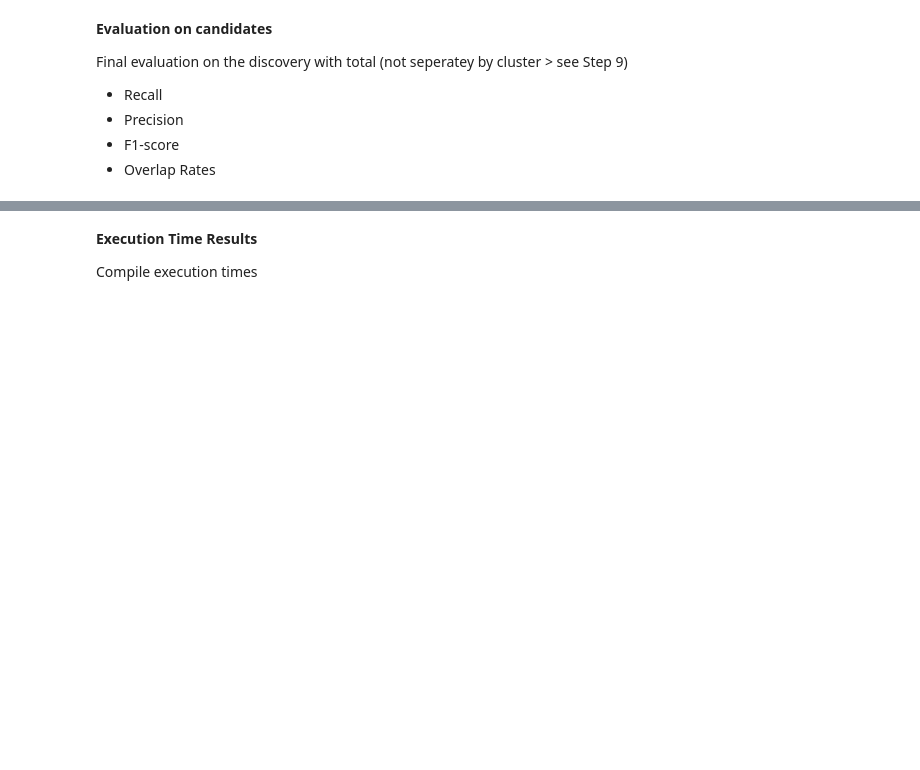
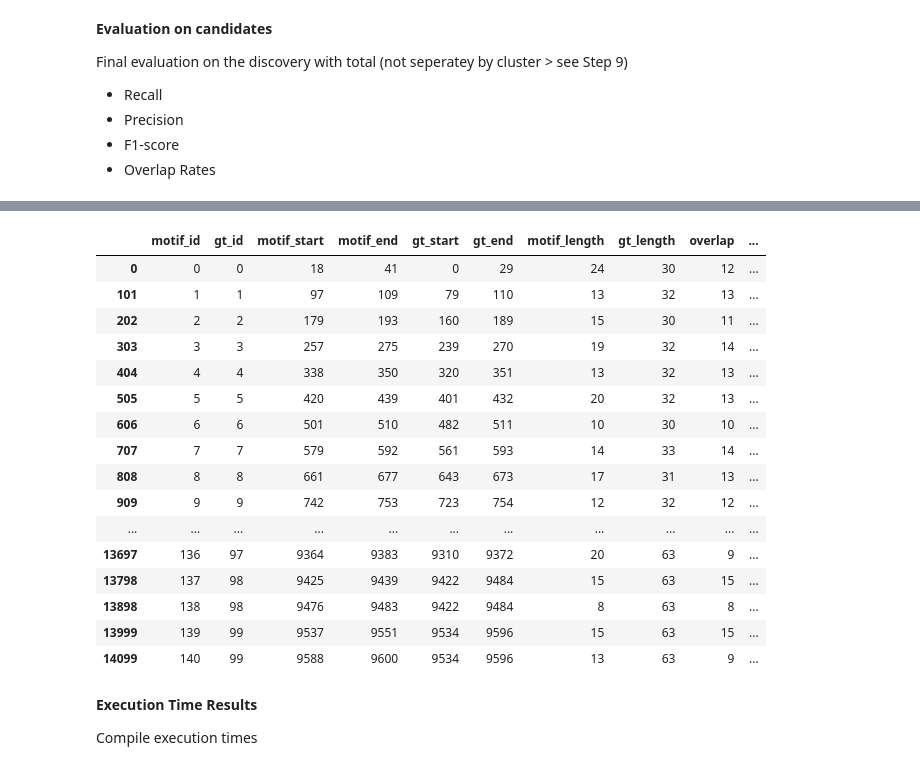
Before and after one commit to thohenadl/TSMDforUILogs, a Jupyter notebook: JupyterNotebooks/00_EX1.ipynb, the cells around one changed output, grey strips where cells are left out. Cells and saved outputs as stored; diff of their text form; code cells hidden in the pictures; blank space fills up the shorter version.

```diff
--- a/JupyterNotebooks/00_EX1.ipynb
+++ b/JupyterNotebooks/00_EX1.ipynb
@@ -627,3 +628,32 @@ KeyError: 'cluster_id'
+# %%
+plt.figure(figsize=(10, 4))
+plt.plot(log.index, log["rule_density_count"], linewidth=2)
+for g in extended_grammar_motif_matches["extended_range"].to_list():
+    plt.axvspan(g[0], g[-1], color="red", alpha=0.3)
+plt.title("Final Discovery result: Grammer-Motif Matched Routines")
+plt.xlabel("Index (Event position in log)")
+plt.ylabel("Rule Density Count")
+plt.grid(True, alpha=0.3)
+plt.tight_layout()
+plt.show()
+# %% [output]
+|  | motif_id | gt_id | motif_start | motif_end | gt_start | gt_end | motif_length | gt_length | overlap | ... |
+| 0 | 0 | 0 | 18 | 41 | 0 | 29 | 24 | 30 | 12 | ... |
+| 101 | 1 | 1 | 97 | 109 | 79 | 110 | 13 | 32 | 13 | ... |
+| 202 | 2 | 2 | 179 | 193 | 160 | 189 | 15 | 30 | 11 | ... |
+| 303 | 3 | 3 | 257 | 275 | 239 | 270 | 19 | 32 | 14 | ... |
+| 404 | 4 | 4 | 338 | 350 | 320 | 351 | 13 | 32 | 13 | ... |
+| 505 | 5 | 5 | 420 | 439 | 401 | 432 | 20 | 32 | 13 | ... |
+| 606 | 6 | 6 | 501 | 510 | 482 | 511 | 10 | 30 | 10 | ... |
+| 707 | 7 | 7 | 579 | 592 | 561 | 593 | 14 | 33 | 14 | ... |
+| 808 | 8 | 8 | 661 | 677 | 643 | 673 | 17 | 31 | 13 | ... |
+| 909 | 9 | 9 | 742 | 753 | 723 | 754 | 12 | 32 | 12 | ... |
+| ... | ... | ... | ... | ... | ... | ... | ... | ... | ... | ... |
+| 13697 | 136 | 97 | 9364 | 9383 | 9310 | 9372 | 20 | 63 | 9 | ... |
+| 13798 | 137 | 98 | 9425 | 9439 | 9422 | 9484 | 15 | 63 | 15 | ... |
+| 13898 | 138 | 98 | 9476 | 9483 | 9422 | 9484 | 8 | 63 | 8 | ... |
+| 13999 | 139 | 99 | 9537 | 9551 | 9534 | 9596 | 15 | 63 | 15 | ... |
+| 14099 | 140 | 99 | 9588 | 9600 | 9534 | 9596 | 13 | 63 | 9 | ... |
 # %% [markdown]
 **Execution Time Results**
 
```
Also changed, not shown: parts of 8 cells of this notebook, 4 other files.
